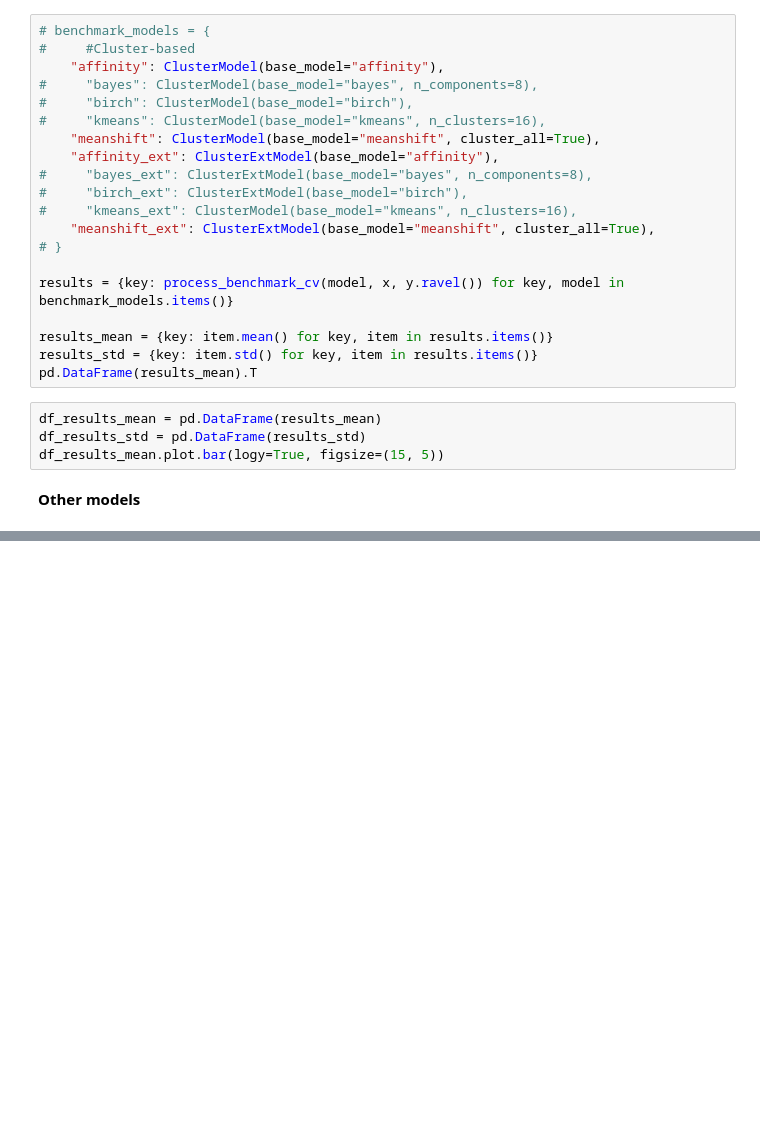
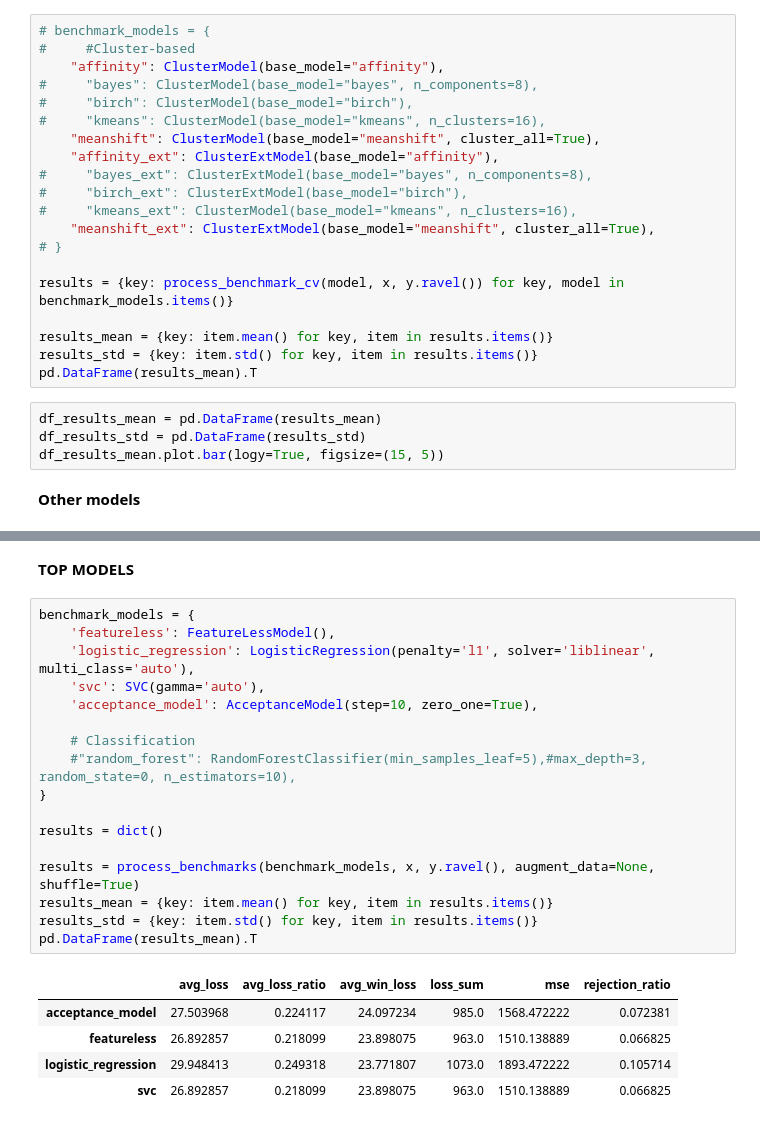
Before and after one commit to afranck64/ultimatum, a Jupyter notebook: notebooks/Pipeline.ipynb, the cells around one changed output, grey strips where cells are left out. Saved outputs shown, nothing was run; the diff lists cells and outputs as text; blank space fills up the shorter version.

```diff
--- a/notebooks/Pipeline.ipynb
+++ b/notebooks/Pipeline.ipynb
@@ -645,0 +751,25 @@ df_results_mean.plot.bar(logy=True, figsize=(15, 5))
+# %% [markdown]
+**TOP MODELS**
+# %%
+benchmark_models = {
+    'featureless': FeatureLessModel(),
+    'logistic_regression': LogisticRegression(penalty='l1', solver='liblinear', multi_class='auto'),
+    'svc': SVC(gamma='auto'),
+    'acceptance_model': AcceptanceModel(step=10, zero_one=True),
+
+    # Classification
+    #"random_forest": RandomForestClassifier(min_samples_leaf=5),#max_depth=3, random_state=0, n_estimators=10),
+}
+
+results = dict()
+
+results = process_benchmarks(benchmark_models, x, y.ravel(), augment_data=None, shuffle=True)
+results_mean = {key: item.mean() for key, item in results.items()}
+results_std = {key: item.std() for key, item in results.items()}
+pd.DataFrame(results_mean).T
+# %% [output]
+|  | avg_loss | avg_loss_ratio | avg_win_loss | loss_sum | mse | rejection_ratio |
+| acceptance_model | 27.503968 | 0.224117 | 24.097234 | 985.0 | 1568.472222 | 0.072381 |
+| featureless | 26.892857 | 0.218099 | 23.898075 | 963.0 | 1510.138889 | 0.066825 |
+| logistic_regression | 29.948413 | 0.249318 | 23.771807 | 1073.0 | 1893.472222 | 0.105714 |
+| svc | 26.892857 | 0.218099 | 23.898075 | 963.0 | 1510.138889 | 0.066825 |
```
Also changed, not shown: parts of 8 cells of this notebook, 1 other file.
